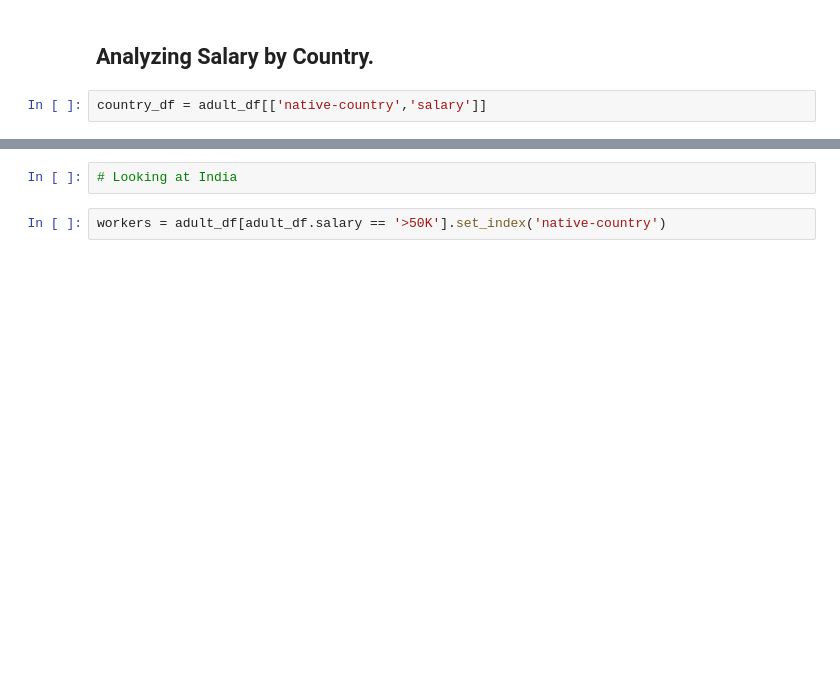
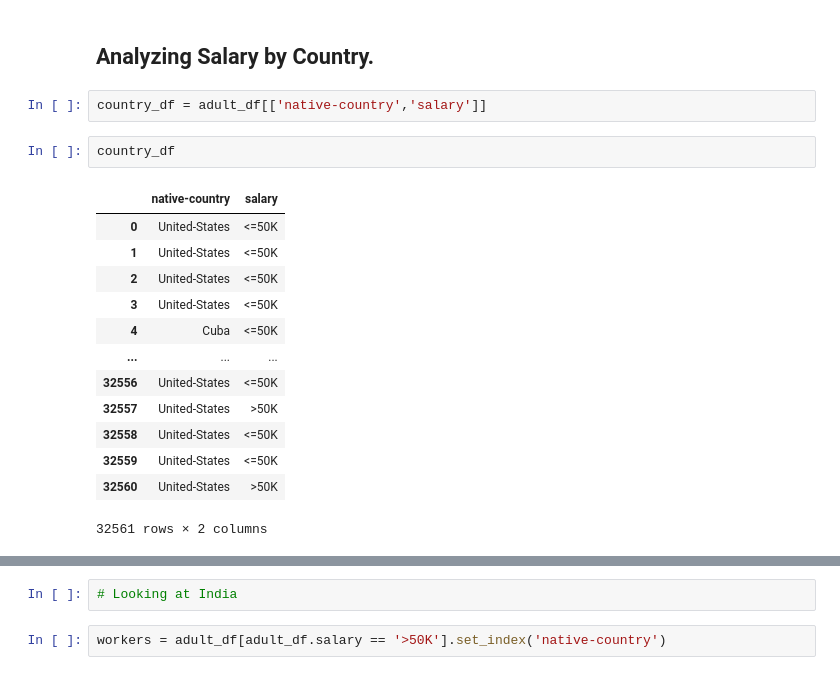
Before and after one commit to ebereanuebunwa/demographic-data-analyzer, a Jupyter notebook: main.ipynb, the cells around one changed output, grey strips where cells are left out. Drawn from its saved outputs; the diff is of its cells as text; blank space fills up the shorter version.

```diff
--- a/main.ipynb
+++ b/main.ipynb
@@ -317,4 +317,20 @@ Name: salary, dtype: float64
 ## Analyzing Salary by Country.
 # %%
 country_df = adult_df[['native-country','salary']]
+# %%
+country_df
+# %% [output]
+|  | native-country | salary |
+| 0 | United-States | <=50K |
+| 1 | United-States | <=50K |
+| 2 | United-States | <=50K |
+| 3 | United-States | <=50K |
+| 4 | Cuba | <=50K |
+| ... | ... | ... |
+| 32556 | United-States | <=50K |
+| 32557 | United-States | >50K |
+| 32558 | United-States | <=50K |
+| 32559 | United-States | <=50K |
+| 32560 | United-States | >50K |
+32561 rows × 2 columns
 # %%
```
Also changed, not shown: parts of 9 cells of this notebook, 1 other file.
